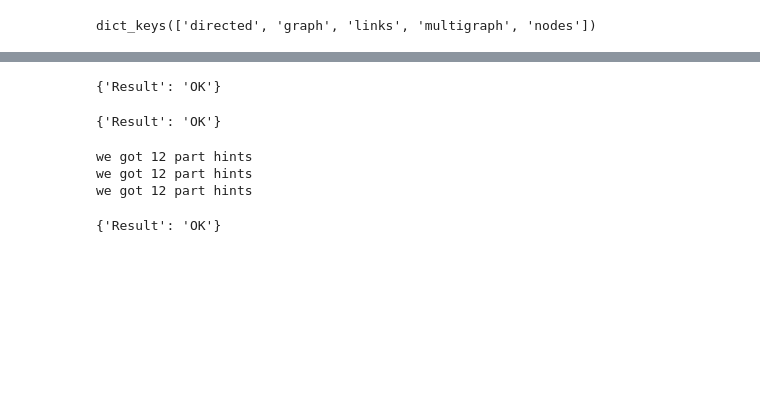
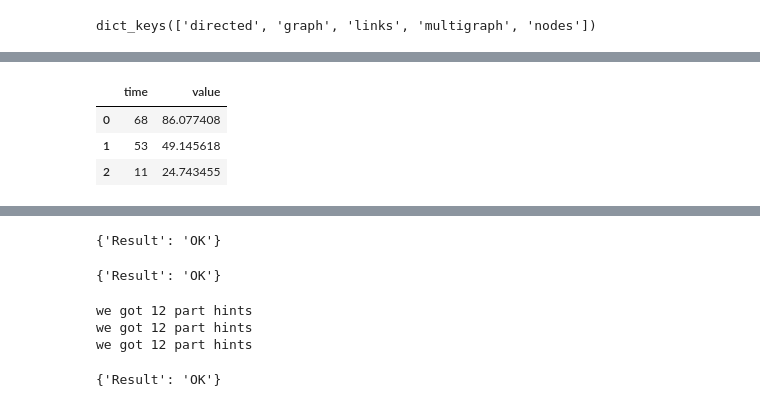
Before and after one commit to eytanadar/si649robogames, a Jupyter notebook: clients/Example.ipynb, the cells around one changed output, grey strips where cells are left out. Drawn from its saved outputs; the diff is of its cells as text; code cells hidden in the pictures; blank space fills up the shorter version.

```diff
--- a/clients/Example.ipynb
+++ b/clients/Example.ipynb
@@ -160,2 +182,18 @@ we got 24 part hints
 we got 12 part hints
 we got 12 part hints
+# %%
+from collections import defaultdict
+
+predIdKey = "id"
+predTimeKey = "time"
+predValueKey = "value"
+# %%
+allPred = game.getAllPredictionHints()
+
+predDict = defaultdict(lambda: defaultdict(list))
+for pred in allPred:
+    roboId = pred[predIdKey]
+    predTime = pred[predTimeKey]
+    value = pred[predValueKey]
+    predDict[roboId][predTimeKey].append(predTime)
+    predDict[roboId][predValueKey].append(value)
@@ -161,0 +215,2 @@ we got 12 part hints
+# %%
+robo_three_df = pd.DataFrame.from_dict(predDict[3])
@@ -162,3 +235,10 @@ we got 12 part hints
+# %%
+robo_three_df
+# %% [output]
+|  | time | value |
+| 0 | 68 | 86.077408 |
+| 1 | 53 | 49.145618 |
+| 2 | 11 | 24.743455 |
 # %%
 # make the time hints into a dataframe
 predhints_df = pd.read_json(json.dumps(predHints),orient='records')
```
Also changed, not shown: parts of 18 cells of this notebook, 1 other file.
